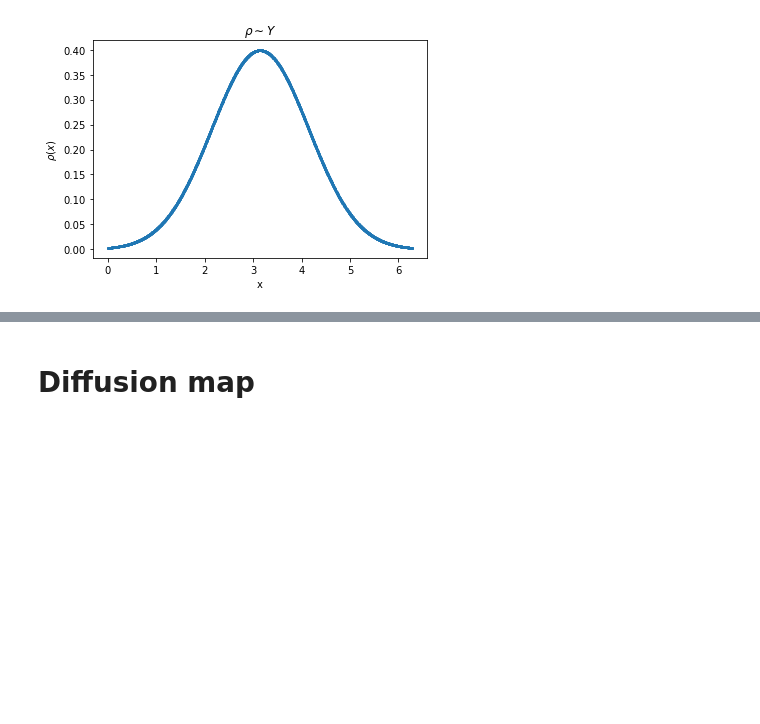
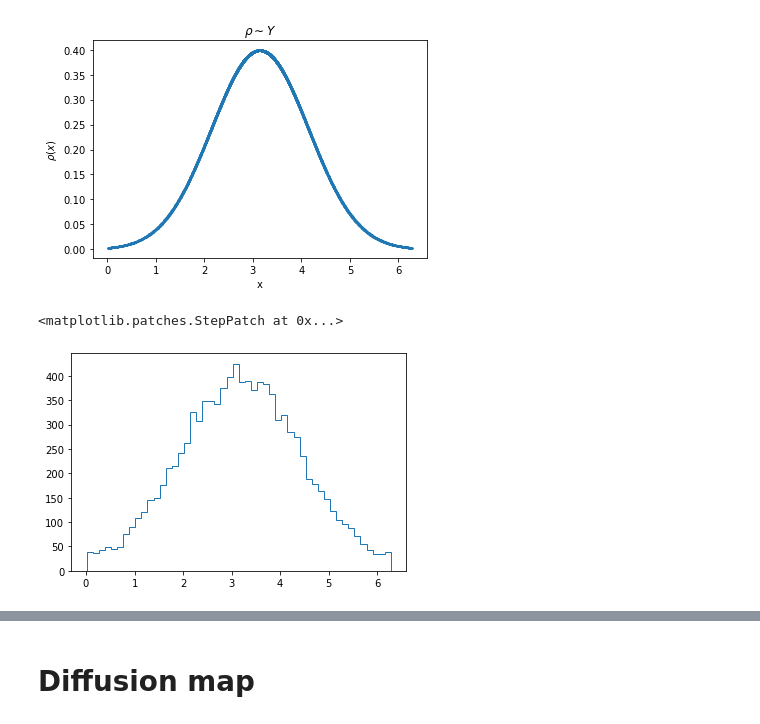
Before and after one commit to ShashankSule/TMDmaps, a Jupyter notebook: run/1D_potential_circular.ipynb, the cells around one changed output, grey strips where cells are left out. Saved outputs shown, nothing was run; the diff lists cells and outputs as text; code cells hidden in the pictures; blank space fills up the shorter version.

```diff
--- a/run/1D_potential_circular.ipynb
+++ b/run/1D_potential_circular.ipynb
@@ -163,7 +163,8 @@ Text(0.5, 1.0, 'Trigonometric function')
 ## Plot the two different densities
 # %%
 N = int(1e4)
-biased = 0.5 + np.random.randn(int(N+1)).reshape(N+1,d) # p = biased[N]
+sig = 0.2
+biased = 0.5 + sig*np.random.randn(int(N+1)).reshape(N+1,d) # p = biased[N]
 biased = 2*np.pi*(biased % 1.0)
 biased[N,0] = np.pi
 normal_rnd = (1/(2*np.pi)**(d/2))*np.exp(-((biased-np.pi)**2)/2)
@@ -191,3 +192,9 @@ plt.xlabel("x")
 # %% [output]
 Text(0.5, 0, 'x')
 [figure]
+# %%
+count, bins = np.histogram(biased, bins=50)
+plt.stairs(count,bins)
+# %% [output]
+<matplotlib.patches.StepPatch at 0x...>
+[figure, added]
```
Also changed, not shown: parts of 7 cells of this notebook, 3 other files.
